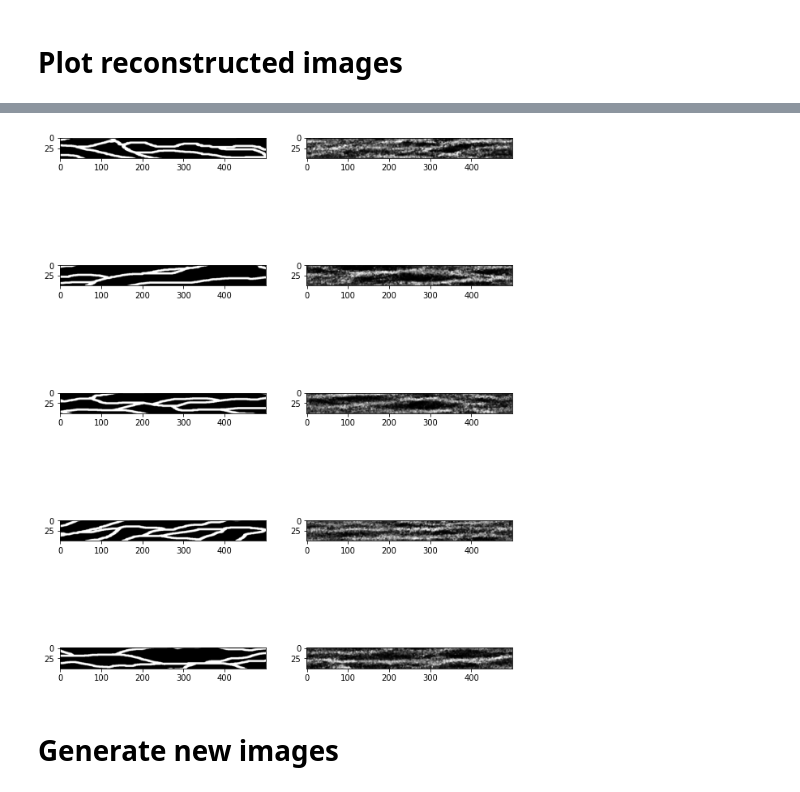
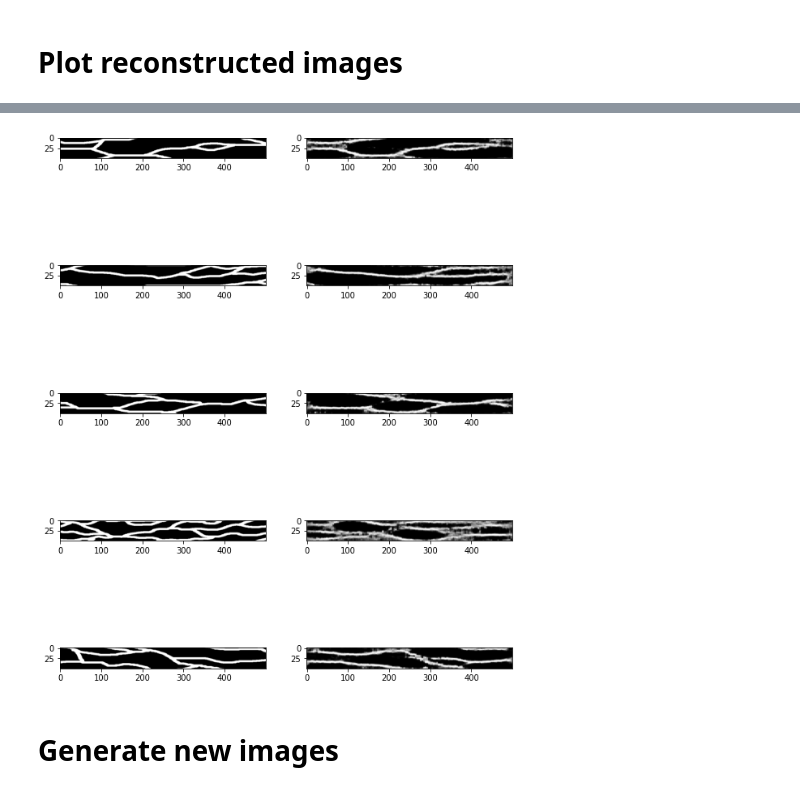
Before and after one commit to lamd91/VAE_DA, a Jupyter notebook: VAE_SinuousChannelsImages_TPUStrategy.ipynb, the cells around one changed output, grey strips where cells are left out. Cells and saved outputs as stored; diff of their text form; code cells hidden in the pictures.

```diff
--- a/VAE_SinuousChannelsImages_TPUStrategy.ipynb
+++ b/VAE_SinuousChannelsImages_TPUStrategy.ipynb
@@ -600,7 +584,7 @@ with strategy.scope():
     # Compile model
     vae.compile(
         optimizer = tf.keras.optimizers.Adam(lr=1e-6),
-        loss = tf.keras.losses.BinaryCrossentropy()
+        loss = tf.keras.losses.BinaryCrossentrpy()
     )
 
 # Training loop using original dataset
@@ -644,7 +607,7 @@ cp_callback = tf.keras.callbacks.ModelCheckpoint(
     filepath = './cp-cp{epoch:04d}.ckpt',
     options = save_locally,
     verbose = 1,
-    save_freq = math.ceil(NUM_EXAMPLES*(1-TEST_SIZE)/BATCH_SIZE) * 100
+    save_freq = math.ceil(NUM_EXAMPLES*(1-TEST_SIZE)/BATCH_SIZE) * 50
 )
 
 # Create custom callback to display outputs (via helper function) at the end of
@@ -674,8 +637,10 @@ with strategy.scope():
 
     # Compile model
     vae.compile(
-        optimizer = tf.keras.optimizers.Adam(lr=8e-4),
-        loss = tf.keras.losses.BinaryCrossentropy()
+        optimizer = tf.keras.optimizers.Adam(lr=2e-4),
+        loss = tf.keras.losses.BinaryCrossentropy(
+            reduction=tf.keras.losses.Reduction.SUM
+        )
         )
 
 # Generate random vector as test input to the decoder
@@ -721,7 +681,7 @@ with strategy.scope():
     load_locally = tf.saved_model.LoadOptions(experimental_io_device='/job:localhost')
     new_vae.load_weights(latest, options=load_locally)
     new_vae.compile(
-        optimizer = tf.keras.optimizers.Adam(2e-5),
+        optimizer = tf.keras.optimizers.Adam(5e-5),
         loss = tf.keras.losses.BinaryCrossentropy(
             reduction=tf.keras.losses.Reduction.SUM
         )
@@ -742,7 +702,7 @@ cp_callback = tf.keras.callbacks.ModelCheckpoint(
     filepath = checkpoint_path,
     options = save_locally,
     verbose = 1,
-    save_freq = math.ceil(NUM_EXAMPLES*(1-TEST_SIZE)/BATCH_SIZE) * 100
+    save_freq = math.ceil(NUM_EXAMPLES*(1-TEST_SIZE)/BATCH_SIZE) * 50
     )
 
 # Create custom callback to display outputs (via helper function) at the end of
@@ -783,7 +740,7 @@ show_original_reconstructed_images(new_vae, train_dataset)
 # %%
-show_original_reconstructed_images(vae, val_dataset)
+show_original_reconstructed_images(new_vae, val_dataset)
 # %% [output]
-[figure, old version]
+[figure, new version]
 # %% [markdown]
 # Generate new images
 # %%
```
Also changed, not shown: parts of 22 cells of this notebook.
